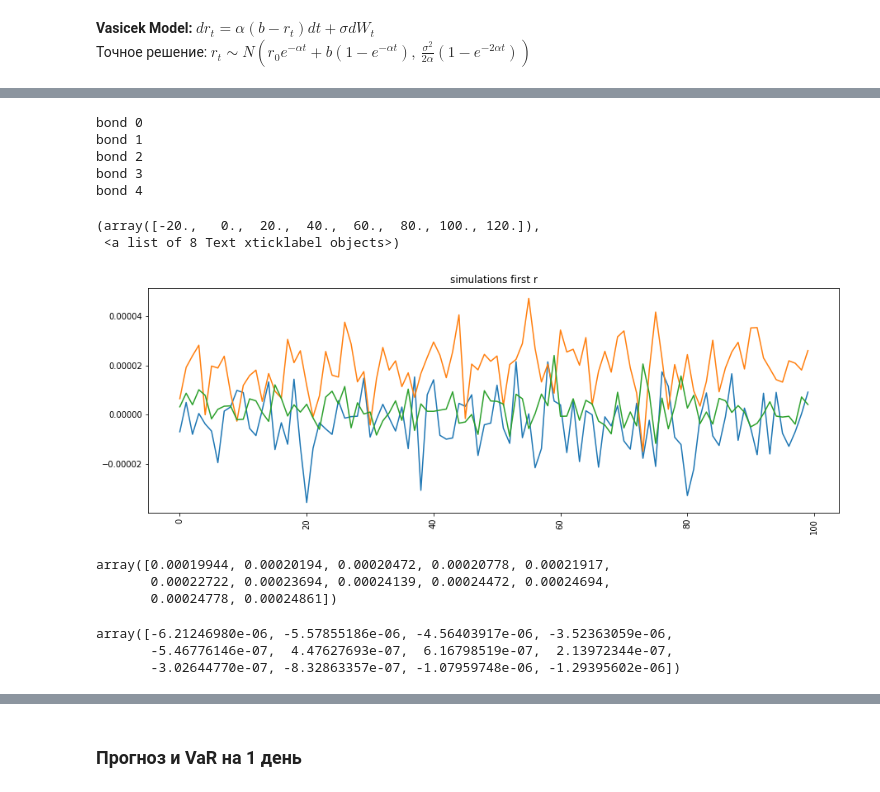
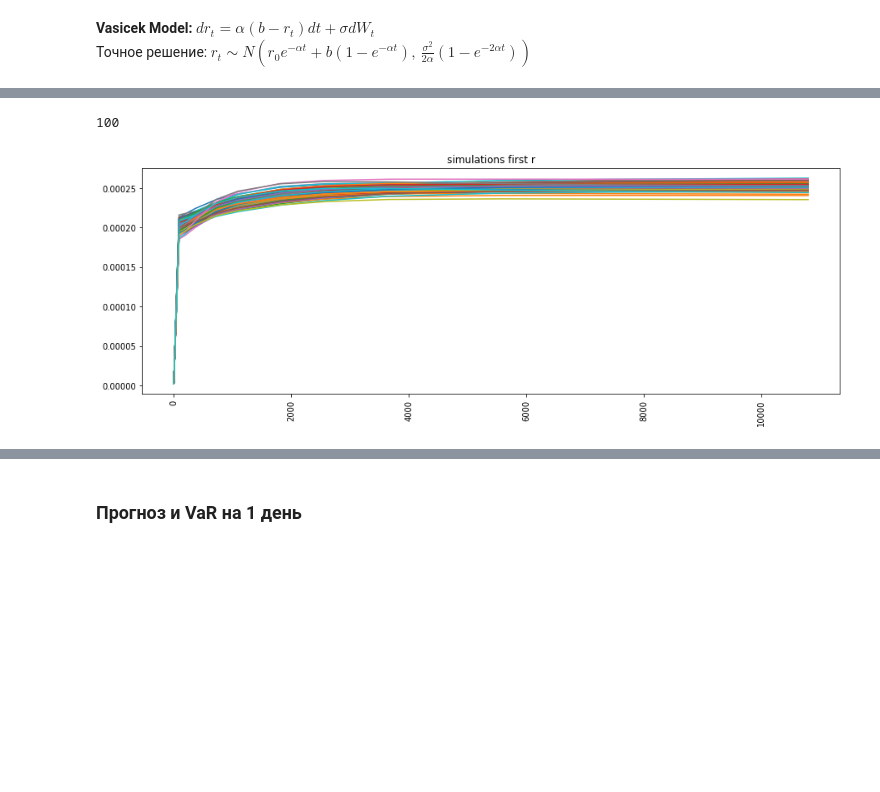
Before and after one commit to umanetz/risk_management, a Jupyter notebook: Bonds2.ipynb, the cells around one changed output, grey strips where cells are left out. Cells and saved outputs as stored; diff of their text form; code cells hidden in the pictures; blank space fills up the shorter version.

```diff
--- a/Bonds2.ipynb
+++ b/Bonds2.ipynb
@@ -33,7 +60,7 @@ for i in range(3):
 print(f"explain_var for 3 comp {pca.explained_variance_ratio_[:3].sum():.3f} %")
 plt.figure(figsize=(15,5))
 for i in range(3):
-    plt.plot(components[:,i], label=f"comp {i}")
+    plt.plot(dates, components[:,i], label=f"comp {i}")
 plt.legend();
 # %% [output]
 explain_var for 3 comp 0.954 %
@@ -188,49 +120,53 @@ def VasicekPath(params,r0, N):
         r1 = r0 + alpha*(b-r0)*dt + sigma*np.sqrt(dt)*np.random.randn()
         r.append(r1)
     return r
-# %%
-#Для каждой из облигации симулируем N 'ставок' по каждой из компоненты для момента for Date
-#на выходе для каждой из облигации у нас будет матрица размером N*n_comp
-
-N = 100
-for bond_i in range(bond_count):
-    print('bond', bond_i)
-    r = []
-    for j in range(params.shape[0]):
-        r.append(VasicekPath(params[j], r0_diff[j], N))
-    bond_info[bond_i]['simulations'] = np.array(r).T
-# %% [output]
-bond 0
-bond 1
-bond 2
-bond 3
-bond 4
+# %%
+def CalibrateYieldCurves(bond_count, n_components=3, N=100, n_params=3):
+    params = np.zeros((n_components,n_params))
+    for i in range(n_components):
+        params[i] = minimizeNLogLikelihood(components[:,i], dates)
+
+    yeild_curves = [[[]]*N]*bond_count
+    xnew = np.arange(1, 30*360, 1)
+
+    for bond_i in range(bond_count):
+
+        # генерируем сценарии для главных компонент (матрица размером N*n_components)
+        pca_simulations = [VasicekPath(params[j], r0_diff[j], N) for j in range(n_components)]
+
+        # преобразуем сценарии компонент в сценарии разностей реальных ставок
+        inverse_r = pca.inverse_transform(np.array(pca_simulations).T)
+
+        # переводим сценарии разностей в сценарии кривых доходностей
+        inverse_r = r0.values + inverse_r
+
+        # интерполируем
+        x = [0]+list(r0.index*360)
+        for j, ofz in enumerate(inverse_r):
+            y = [0]+list(ofz)
+            f = interp1d(x, y)
+            ynew = f(xnew)
+            yeild_curves[bond_i][j] = ynew
+
+    return np.array(yeild_curves)
+# %%
+yeild_curves = CalibrateYieldCurves(bond_count)
+# %%
+len(yeild_curves[bond_i])
+# %% [output]
+100
 # %%
 #пример симуляции N ставок для каждой из компоненты
 
 bond_i = 1 # далее будем смотреть на конкретную облигацию
-bond_result = bond_info[bond_i]
+bond_result = yeild_curves[bond_i]
 
-dates_index = pd.date_range(forecastDate, bond_result['expDate'])[:-1]
+dates_index = pd.date_range(forecastDate, bond_info[bond_i]['expDate'])[:-1]
 
 plt.figure(figsize =(15,5))
-plt.subplot(111)
-plt.plot(bond_result['simulations'][:, :])
+for i in bond_result:
+    plt.plot(i)
 plt.title('simulations first r')
-plt.xticks(rotation=90)
+plt.xticks(rotation=90);
 # %% [output]
-(array([-20.,   0.,  20.,  40.,  60.,  80., 100., 120.]),
- <a list of 8 Text xticklabel objects>)
-[figure, old version]
+[figure, new version]
-# %%
-r0.values
-# %% [output]
-array([0.00019944, 0.00020194, 0.00020472, 0.00020778, 0.00021917,
-       0.00022722, 0.00023694, 0.00024139, 0.00024472, 0.00024694,
-       0.00024778, 0.00024861])
-# %%
-pca.inverse_transform(bond_result['simulations'])[0]
-# %% [output]
-array([-6.21246980e-06, -5.57855186e-06, -4.56403917e-06, -3.52363059e-06,
-       -5.46776146e-07,  4.47627693e-07,  6.16798519e-07,  2.13972344e-07,
-       -3.02644770e-07, -8.32863357e-07, -1.07959748e-06, -1.29395602e-06])
```
Also changed, not shown: parts of 50 cells of this notebook.
